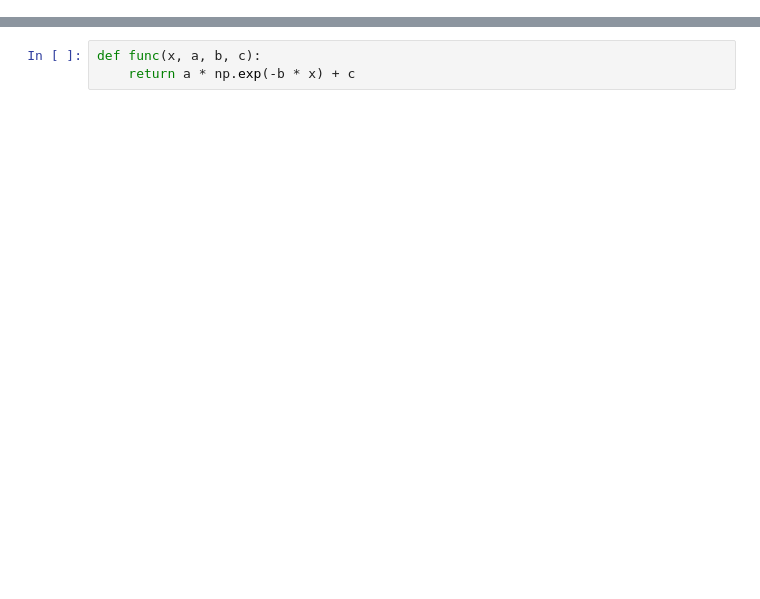
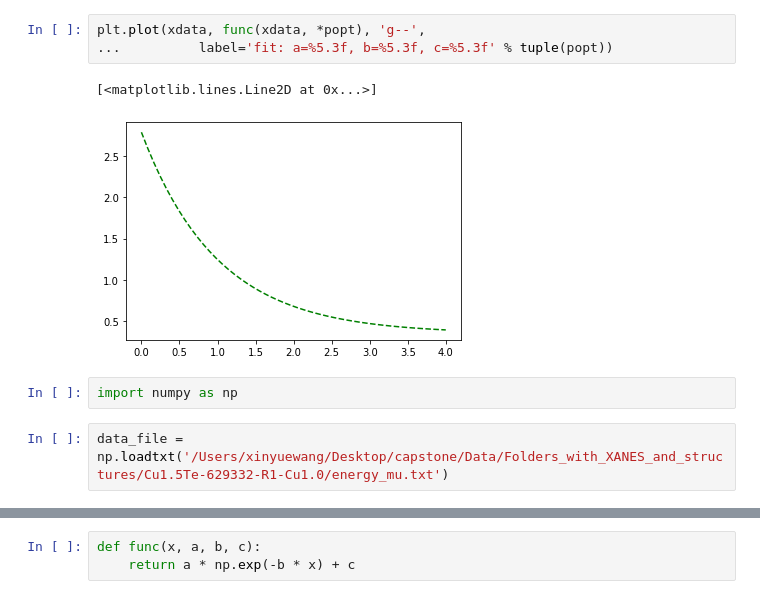
Before and after one commit to PredictXANES/XANES_Capstone, a Jupyter notebook: examples/GaussianProcessRegression_fitcurve.ipynb, the cells around one changed output, grey strips where cells are left out. Cells and saved outputs as stored; diff of their text form; blank space fills up the shorter version.

```diff
--- a/examples/GaussianProcessRegression_fitcurve.ipynb
+++ b/examples/GaussianProcessRegression_fitcurve.ipynb
@@ -18,0 +33,10 @@ plt.plot(a,b)
+# %%
+plt.plot(xdata, func(xdata, *popt), 'g--',
+...          label='fit: a=%5.3f, b=%5.3f, c=%5.3f' % tuple(popt))
+# %% [output]
+[<matplotlib.lines.Line2D at 0x...>]
+[figure, added]
+# %%
+import numpy as np
+# %%
+data_file = np.loadtxt('/Users/xinyuewang/Desktop/capstone/Data/Folders_with_XANES_and_structures/Cu1.5Te-629332-R1-Cu1.0/energy_mu.txt')
```
Also changed, not shown: parts of 36 cells of this notebook.
